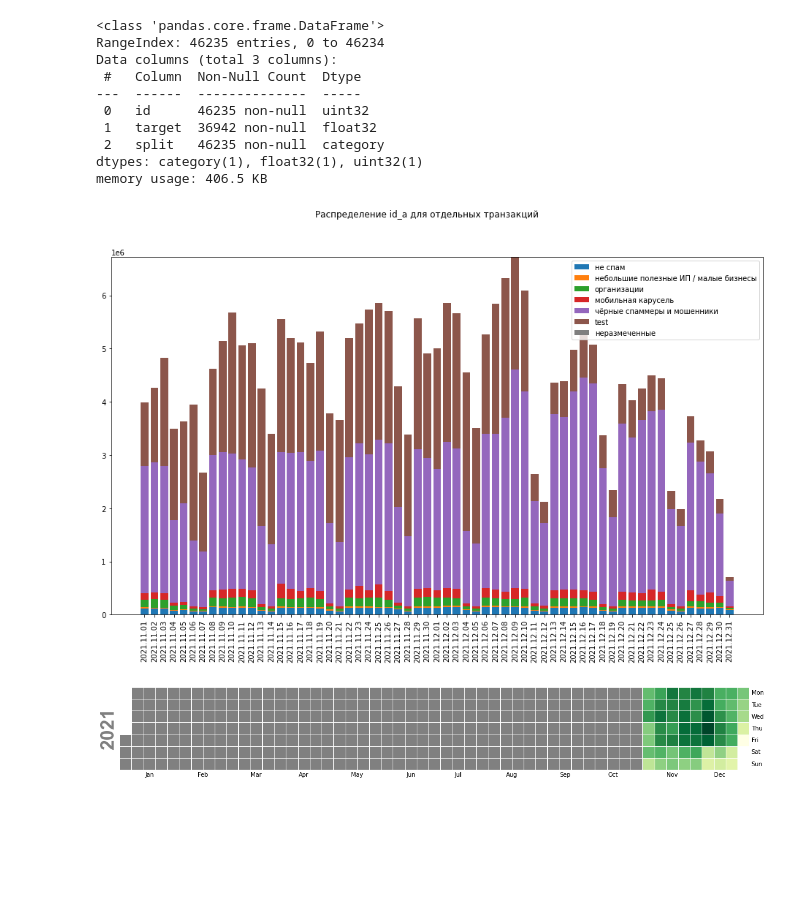
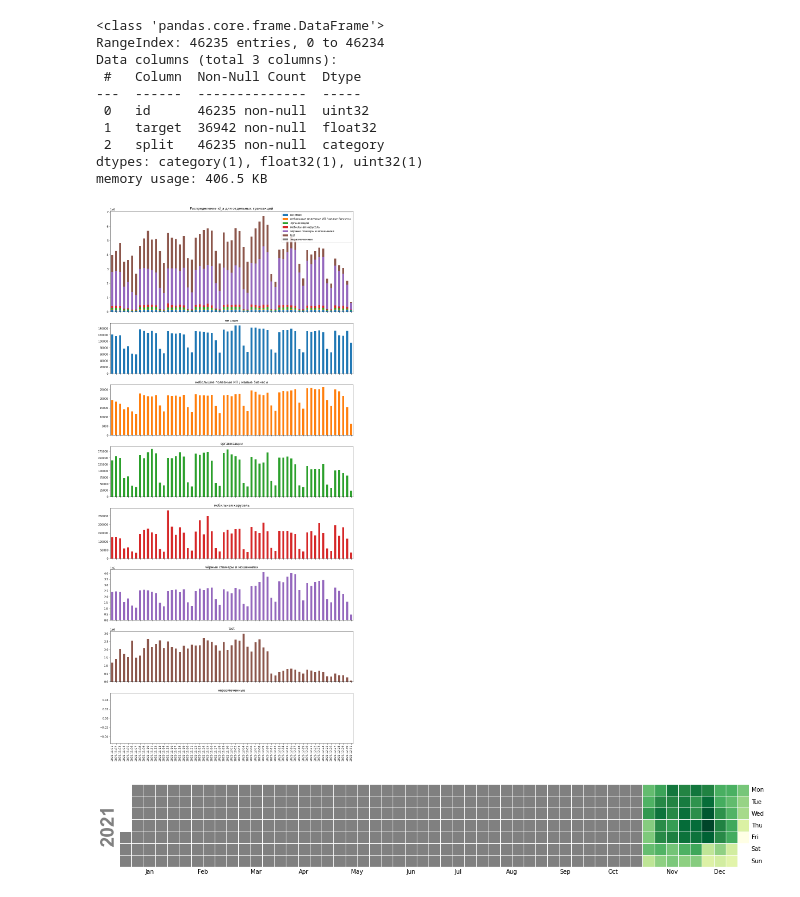
Before and after one commit to mikhailmartin/BestHack2022-DataScience, a Jupyter notebook: EDA.ipynb, the cells around one changed output. Saved outputs shown, nothing was run; the diff lists cells and outputs as text; code cells hidden in the pictures; blank space fills up the shorter version.

```diff
--- a/EDA.ipynb
+++ b/EDA.ipynb
@@ -129,25 +161,0 @@ for data_path in data_paths:
-# %%
-fig, ax = plt.subplots(figsize=(16, 9))
-
-ax.bar(dates, transactions_0_a, label=LABELS[0], color=COLORS[0])
-bottom = np.array(transactions_0_a)
-ax.bar(dates, transactions_1_a, label=LABELS[1], bottom=bottom, color=COLORS[1])
-bottom += np.array(transactions_1_a)
-ax.bar(dates, transactions_2_a, label=LABELS[2], bottom=bottom, color=COLORS[2])
-bottom += np.array(transactions_2_a)
-ax.bar(dates, transactions_3_a, label=LABELS[3], bottom=bottom, color=COLORS[3])
-bottom += np.array(transactions_3_a)
-ax.bar(dates, transactions_4_a, label=LABELS[4], bottom=bottom, color=COLORS[4])
-bottom += np.array(transactions_4_a)
-ax.bar(dates, transactions_test_a, label='test', bottom=bottom, color=COLORS[5])
-bottom += np.array(transactions_test_a)
-ax.bar(dates, transactions_unlabeled_a, label='неразмеченные', bottom=bottom, color=COLORS[6])
-
-ax.legend()
-for tick in ax.get_xticklabels():
-    tick.set_rotation(90)
-fig.suptitle('Распределение id_a для отдельных транзакций')
-
-plt.show()
-# %% [output]
-[figure, removed]
@@ -156,3 +162,19 @@ bottom += np.array(transactions_unlabeled_a)
+# %%
+fig, axes = plt.subplots(8, 1, figsize=(16, 36), gridspec_kw={'height_ratios': [2, 1, 1, 1, 1, 1, 1, 1]}, sharex=True)
+
+transactions_a.plot(kind='bar', stacked=True, ax=axes[0], color=COLORS[:7], title='Распределение id_a для отдельных транзакций')
+transactions_a['не спам'].plot(kind='bar', ax=axes[1], color=COLORS[0], title='не спам')
+transactions_a['небольшие полезные ИП / малые бизнесы'].plot(kind='bar', ax=axes[2], color=COLORS[1], title='небольшие полезные ИП / малые бизнесы')
+transactions_a['организации'].plot(kind='bar', ax=axes[3], color=COLORS[2], title='организации')
+transactions_a['мобильная карусель'].plot(kind='bar', ax=axes[4], color=COLORS[3], title='мобильная карусель')
+transactions_a['чёрные спамеры и мошенники'].plot(kind='bar', ax=axes[5], color=COLORS[4], title='чёрные спамеры и мошенники')
+transactions_a['test'].plot(kind='bar', ax=axes[6], color=COLORS[5], title='test')
+transactions_a['неразмеченные'].plot(kind='bar', ax=axes[7], color=COLORS[6], title='неразмеченные')
+axes[7].set_xticklabels(transactions_a.index.format())
+
+plt.show()
+# %% [output]
+[figure, added]
 # %%
 import calmap
 
```
Also changed, not shown: parts of 9 cells of this notebook.
